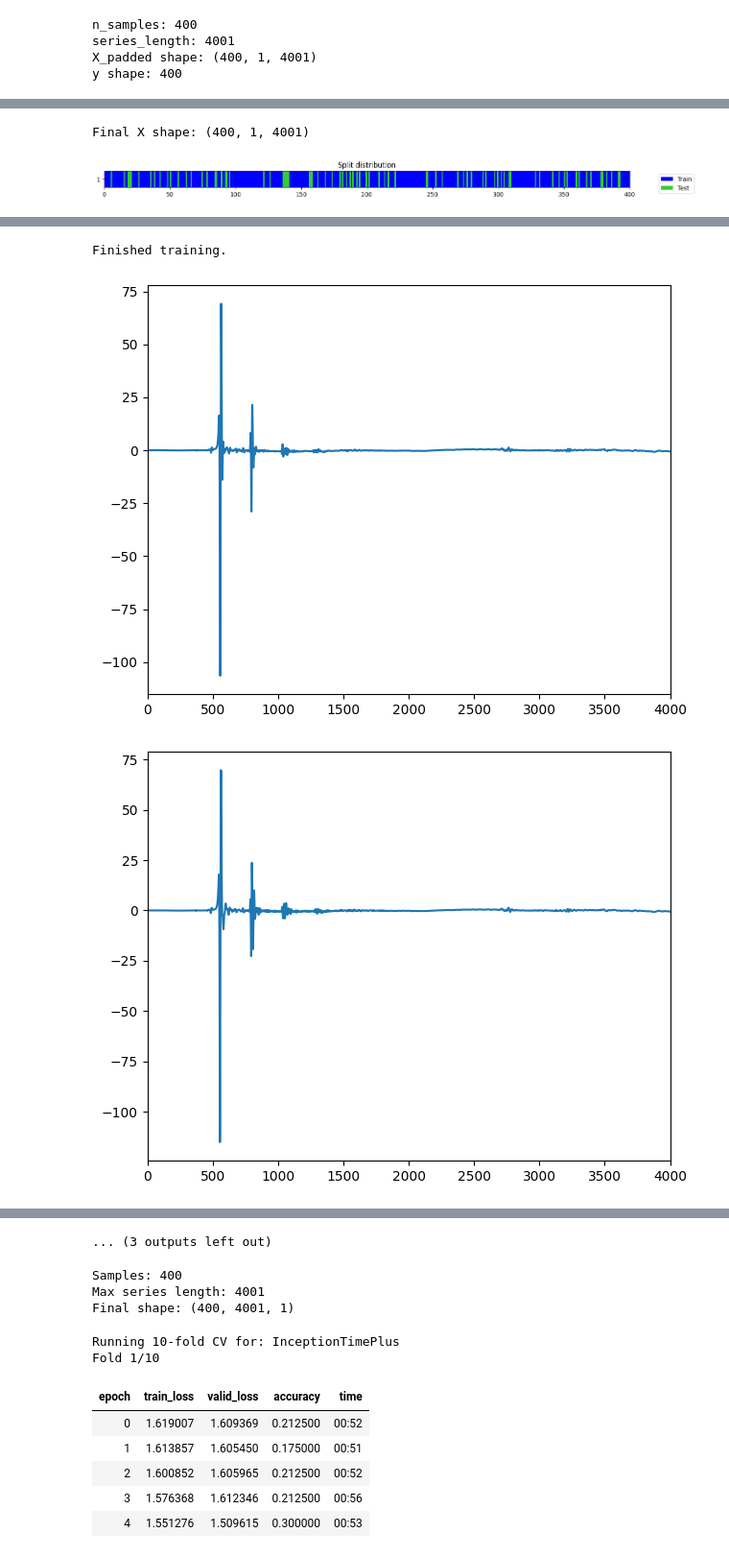
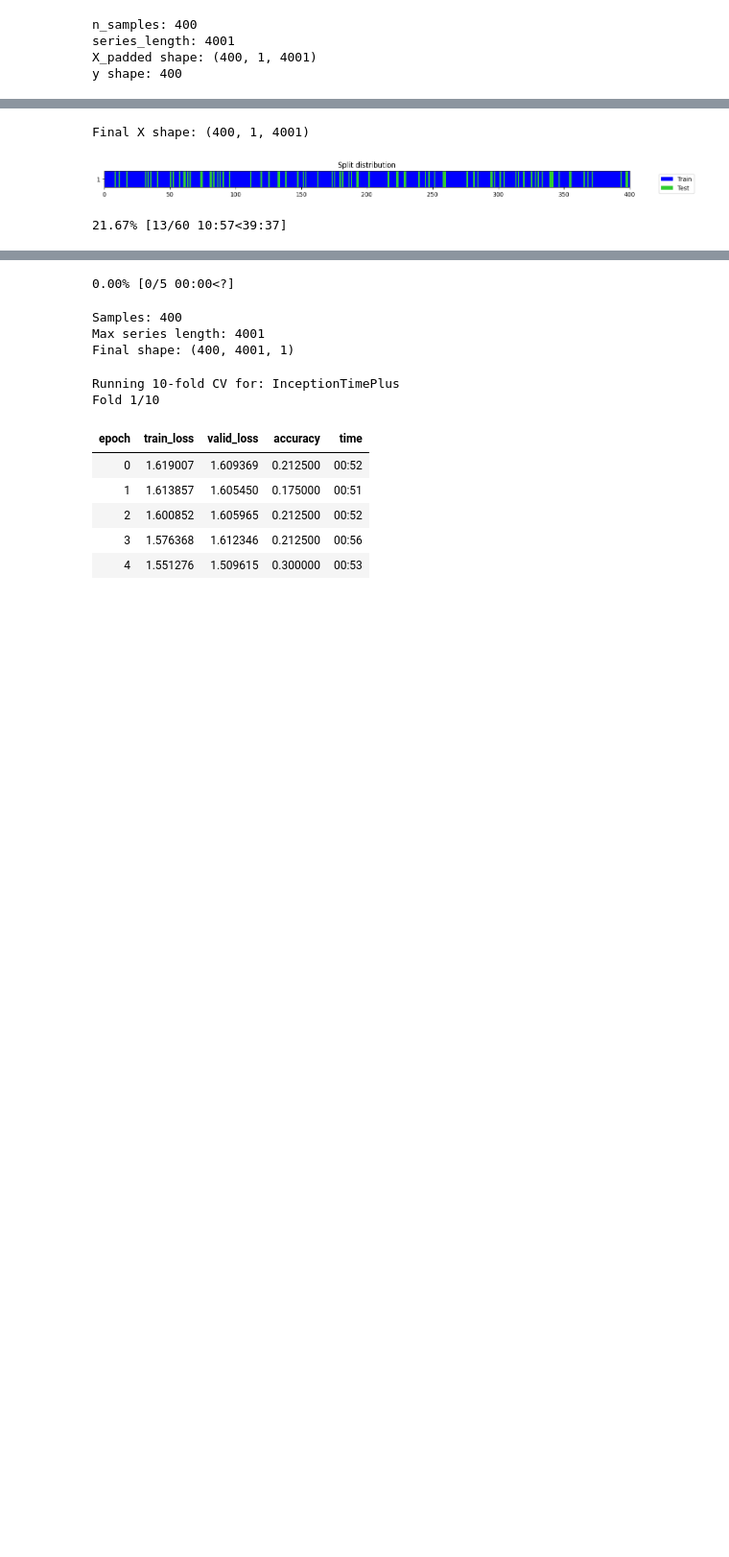
Before and after one commit to pDionysia/MasterThesis, a Jupyter notebook: src/classification.ipynb, the cells around one changed output, grey strips where cells are left out. Shown at 96% size. Cells and saved outputs as stored; diff of their text form; code cells hidden in the pictures; blank space fills up the shorter version.

Commit message:
modify inception time

```diff
--- a/src/classification.ipynb
+++ b/src/classification.ipynb
@@ -90,5 +92,4 @@ ROCKET Accuracy: 0.7625
 # %%
-'''
 # run Inception time
 # InceptionTime model
 # X: (400, 1, 4001)
@@ -100,40 +101,84 @@ def main():
     if X.shape[1] == series_length:
         X = np.swapaxes(X, 1, 2)
 
-    print("Final X shape:", X.shape)  # MUST be (400, 1, 4001)
+    print("Final X shape:", X.shape)  # (400, 1, 4001)
 
     y_int = y.astype(int)
 
     splits = get_splits(y_int, valid_size=0.2, shuffle=True)
 
     # dataloaders
-    dls = TSDataLoaders.from_numpy(X, y_int, splits=splits, bs=32, num_workers=0)
+    dls = TSDataLoaders.from_numpy(X, y_int, splits=splits, bs=64, num_workers=0)
 
     # create my model
     model = InceptionTime(
         c_in = 1,   # num channels = 1
         c_out=dls.c      # num classes
     )
 
     # learner
     learn = Learner(
         dls,
         model,
         metrics=[accuracy]
     )
 
     # train
-    learn.fit_one_cycle(20, 1e-3)
+    learn.fit_one_cycle(60, 1e-3)
 
     # evaluate
     learn.show_results()
     preds, targs = learn.get_preds()
+
+    probs,_ = learn.get_preds()      # shape (N, num_classes)
+    targs = targs                   # integer labels
+
+    # one-hot for multiclass
+    y_true = np.eye(probs.shape[1])[targs]
+
+    print("\n--- AUC score per class ---")
+    for c in range(probs.shape[1]):
+        auc = roc_auc_score(y_true[:,c], probs[:,c])
+        print(f"Class {c}: AUC = {auc:.3f}")
+
+
+    # convert
+    targs = targs.cpu().numpy()
+    preds = preds.cpu().numpy().argmax(axis=1)
+
+    class_names = [
+        "Clear",
+        "Ethanol",
+        "Acetamiprid 10ppb",
+        "Acetamiprid 100ppb",
+        "Acetamiprid 1000ppb"
+        ]
+
+    fig = plt.gcf()
+    axes = fig.axes   # list of all subplot axes
+
+    for ax in axes:
+        # get current index from the title (it already contains "sample X")
+        title = ax.get_title()
+
+        # extract number from "sample X"
+        parts = title.split()
+        if "sample" in parts:
+            idx = int(parts[parts.index("sample") + 1])
+
+            true_label = class_names[targs[idx]]
+            pred_label = class_names[preds[idx]]
+
+            ax.set_title(f"Validation sample {idx}\nTrue: {true_label} | Pred: {pred_label}")
+            ax.set_xlabel("Time")
+            ax.set_ylabel("Signal (nA)")
+
     print("Finished training.")
 
 if __name__ == "__main__":
     main()
-    '''
 # %% [output]
 Final X shape: (400, 1, 4001)
-[figure, old version]
+[figure, new version]
+21.67% [13/60 10:57<39:37]
 | epoch | train_loss | valid_loss | accuracy | time |
@@ -158,3 +197,0 @@ Final X shape: (400, 1, 4001)
-Finished training.
-[figure, removed]
-[figure, removed]
@@ -165,4 +198,4 @@ Finished training.
-... (3 outputs left out)
+0.00% [0/5 00:00<?]
 # %%
 # -----------------------------------------------------
 # 1. Data loader per folder
```
Also changed, not shown: parts of 8 cells of this notebook.
